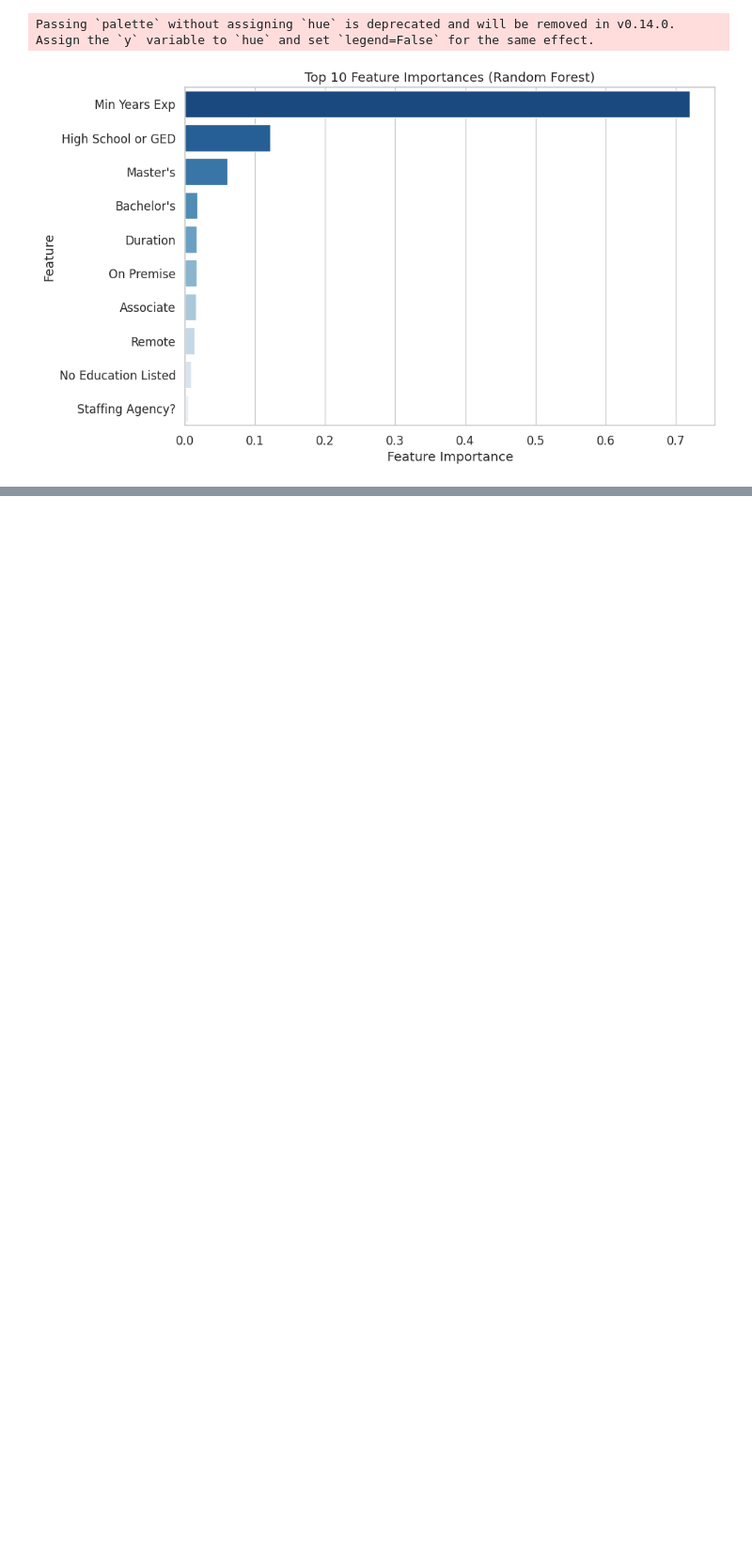
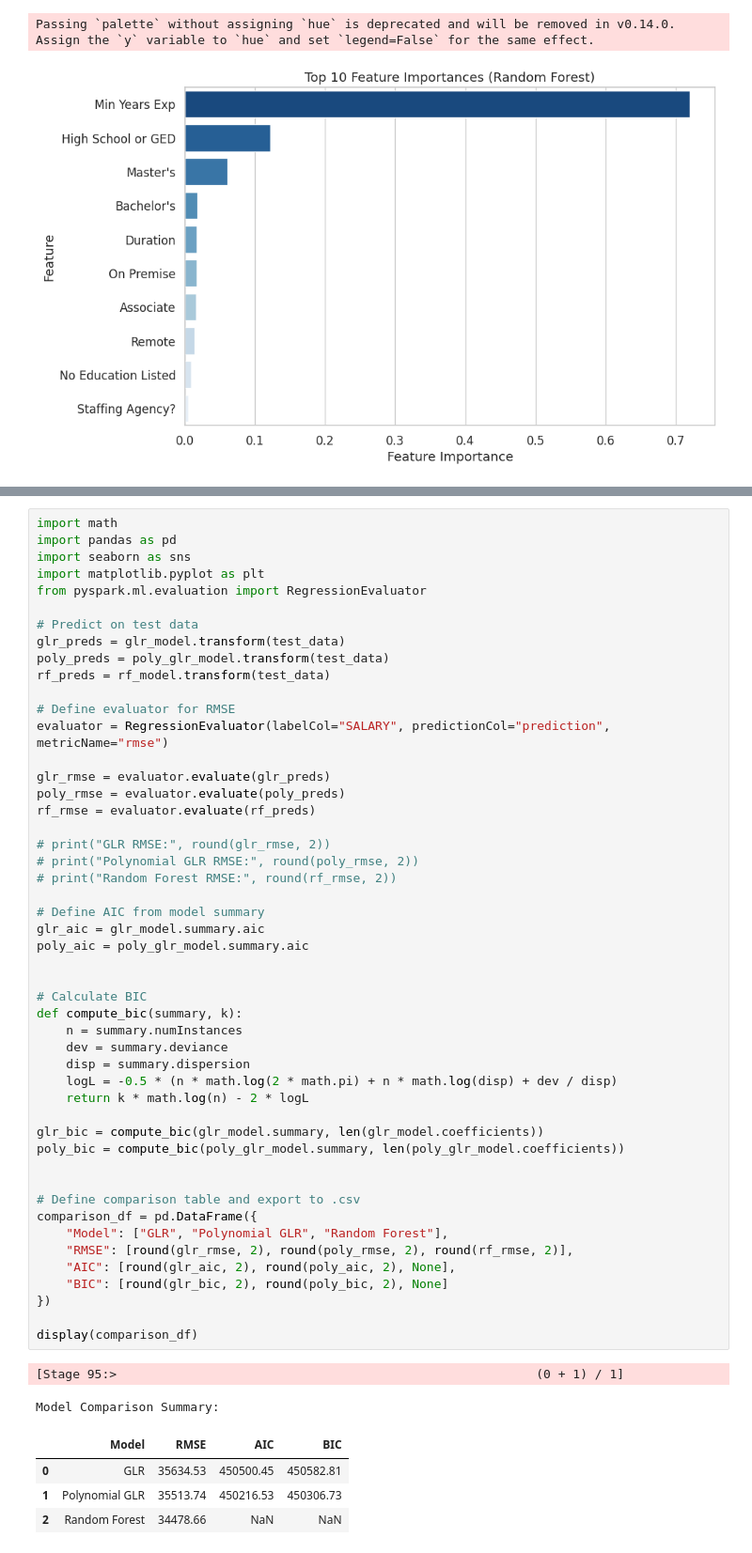
Before and after one commit to met-ad-688/assignment-04-leoliu36, a Jupyter notebook: assignment04-leoliu36.ipynb, the cells around one changed output, grey strips where cells are left out. Shown at 94% size. Cells and saved outputs as stored; diff of their text form; blank space fills up the shorter version.

```diff
--- a/assignment04-leoliu36.ipynb
+++ b/assignment04-leoliu36.ipynb
@@ -956,0 +862,56 @@ Random Forest RMSE: 34478.66
+# %%
+import math
+import pandas as pd
+import seaborn as sns
+import matplotlib.pyplot as plt
+from pyspark.ml.evaluation import RegressionEvaluator
+
+# Predict on test data
+glr_preds = glr_model.transform(test_data)
+poly_preds = poly_glr_model.transform(test_data)
+rf_preds = rf_model.transform(test_data)
+
+# Define evaluator for RMSE
+evaluator = RegressionEvaluator(labelCol="SALARY", predictionCol="prediction", metricName="rmse")
+
+glr_rmse = evaluator.evaluate(glr_preds)
+poly_rmse = evaluator.evaluate(poly_preds)
+rf_rmse = evaluator.evaluate(rf_preds)
+
+# print("GLR RMSE:", round(glr_rmse, 2))
+# print("Polynomial GLR RMSE:", round(poly_rmse, 2))
+# print("Random Forest RMSE:", round(rf_rmse, 2))
+
+# Define AIC from model summary
+glr_aic = glr_model.summary.aic
+poly_aic = poly_glr_model.summary.aic
+
+
+# Calculate BIC
+def compute_bic(summary, k):
+    n = summary.numInstances
+    dev = summary.deviance
+    disp = summary.dispersion
+    logL = -0.5 * (n * math.log(2 * math.pi) + n * math.log(disp) + dev / disp)
+    return k * math.log(n) - 2 * logL
+
+glr_bic = compute_bic(glr_model.summary, len(glr_model.coefficients))
+poly_bic = compute_bic(poly_glr_model.summary, len(poly_glr_model.coefficients))
+
+
+# Define comparison table and export to .csv
+comparison_df = pd.DataFrame({
+    "Model": ["GLR", "Polynomial GLR", "Random Forest"],
+    "RMSE": [round(glr_rmse, 2), round(poly_rmse, 2), round(rf_rmse, 2)],
+    "AIC": [round(glr_aic, 2), round(poly_aic, 2), None],
+    "BIC": [round(glr_bic, 2), round(poly_bic, 2), None]
+})
+
+display(comparison_df)
+# %% [output]
+[Stage 95:>                                                         (0 + 1) / 1]
+Model Comparison Summary:
+|  | Model | RMSE | AIC | BIC |
+| 0 | GLR | 35634.53 | 450500.45 | 450582.81 |
+| 1 | Polynomial GLR | 35513.74 | 450216.53 | 450306.73 |
+| 2 | Random Forest | 34478.66 | NaN | NaN |
```
Also changed, not shown: parts of 18 cells of this notebook, 2 other files.
